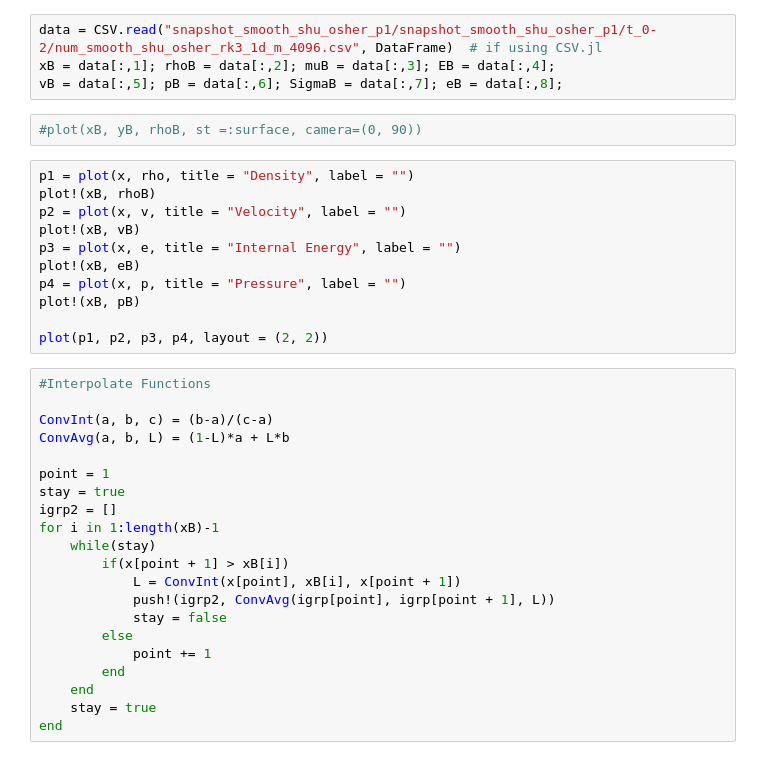
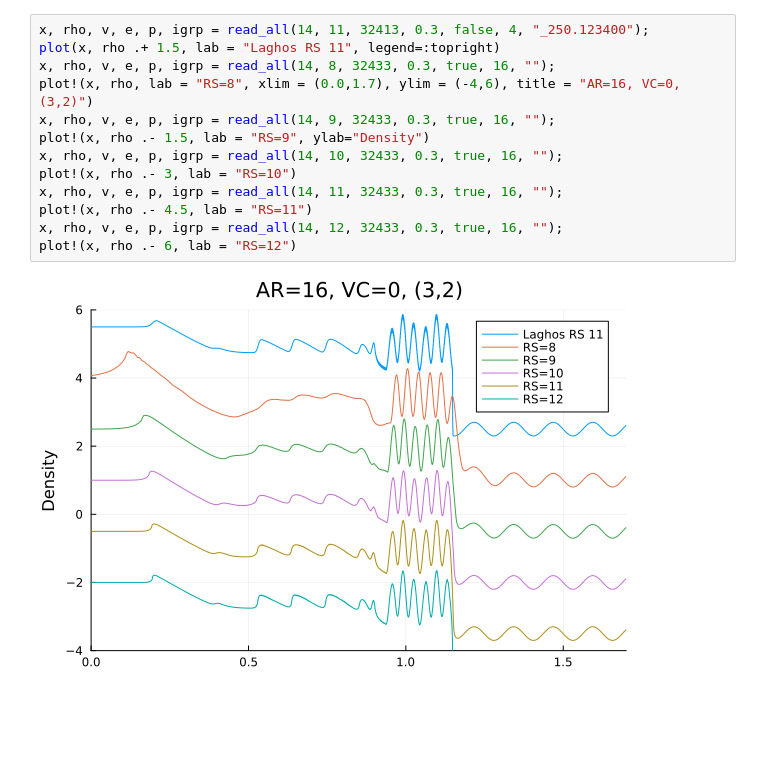
Before and after one commit to DynoDave4/igr-barotropic-euler, a Jupyter notebook: LaghosScalar/Brook-Dave Comparison.ipynb, the cells around one changed output. Saved outputs shown, nothing was run; the diff lists cells and outputs as text; blank space fills up the shorter version.

```diff
--- a/LaghosScalar/Brook-Dave Comparison.ipynb
+++ b/LaghosScalar/Brook-Dave Comparison.ipynb
@@ -176,38 +24,15 @@ plot(p1, p2, p3, p4, layout = (2, 2))
-# %%
-data = CSV.read("snapshot_smooth_shu_osher_p1/snapshot_smooth_shu_osher_p1/t_0-2/num_smooth_shu_osher_rk3_1d_m_4096.csv", DataFrame)  # if using CSV.jl
-xB = data[:,1]; rhoB = data[:,2]; muB = data[:,3]; EB = data[:,4];
-vB = data[:,5]; pB = data[:,6]; SigmaB = data[:,7]; eB = data[:,8];
-# %%
-#plot(xB, yB, rhoB, st =:surface, camera=(0, 90))
-# %%
-p1 = plot(x, rho, title = "Density", label = "")
-plot!(xB, rhoB)
-p2 = plot(x, v, title = "Velocity", label = "")
-plot!(xB, vB)
-p3 = plot(x, e, title = "Internal Energy", label = "")
-plot!(xB, eB)
-p4 = plot(x, p, title = "Pressure", label = "")
-plot!(xB, pB)
-
-plot(p1, p2, p3, p4, layout = (2, 2))
-# %%
-#Interpolate Functions
-
-ConvInt(a, b, c) = (b-a)/(c-a)
-ConvAvg(a, b, L) = (1-L)*a + L*b
-
-point = 1
-stay = true
-igrp2 = []
-for i in 1:length(xB)-1
-    while(stay)
-        if(x[point + 1] > xB[i])
-            L = ConvInt(x[point], xB[i], x[point + 1])
-            push!(igrp2, ConvAvg(igrp[point], igrp[point + 1], L))
-            stay = false
-        else
-            point += 1
-        end
-    end
-    stay = true
-end
+# %%
+x, rho, v, e, p, igrp = read_all(14, 11, 32413, 0.3, false, 4, "_250.123400");
+plot(x, rho .+ 1.5, lab = "Laghos RS 11", legend=:topright)
+x, rho, v, e, p, igrp = read_all(14, 8, 32433, 0.3, true, 16, "");
+plot!(x, rho, lab = "RS=8", xlim = (0.0,1.7), ylim = (-4,6), title = "AR=16, VC=0, (3,2)")
+x, rho, v, e, p, igrp = read_all(14, 9, 32433, 0.3, true, 16, "");
+plot!(x, rho .- 1.5, lab = "RS=9", ylab="Density")
+x, rho, v, e, p, igrp = read_all(14, 10, 32433, 0.3, true, 16, "");
+plot!(x, rho .- 3, lab = "RS=10")
+x, rho, v, e, p, igrp = read_all(14, 11, 32433, 0.3, true, 16, "");
+plot!(x, rho .- 4.5, lab = "RS=11")
+x, rho, v, e, p, igrp = read_all(14, 12, 32433, 0.3, true, 16, "");
+plot!(x, rho .- 6, lab = "RS=12")
+# %% [output]
+[figure, added]
```
Also changed, not shown: parts of 27 cells of this notebook, 1 other file.
